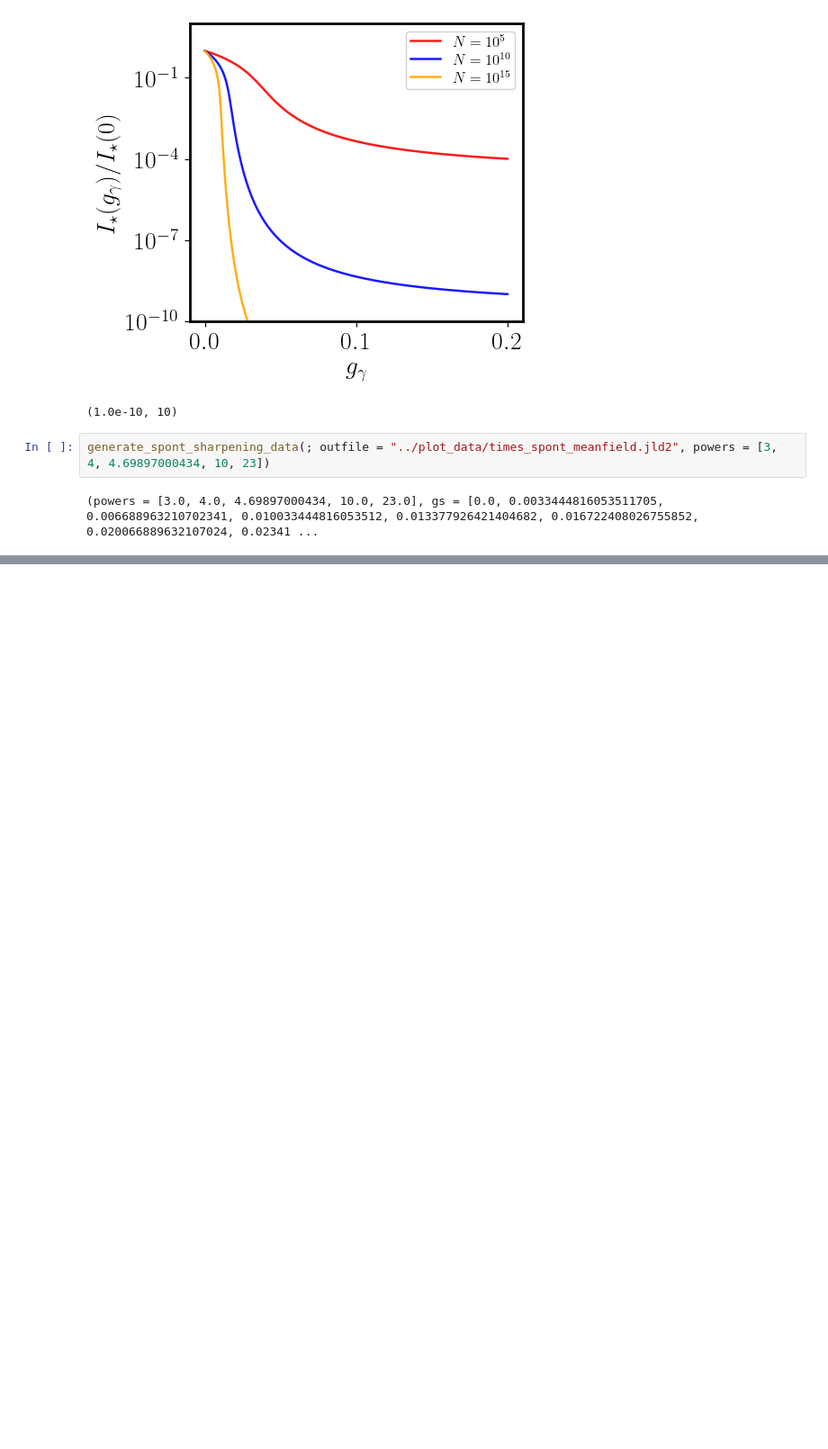
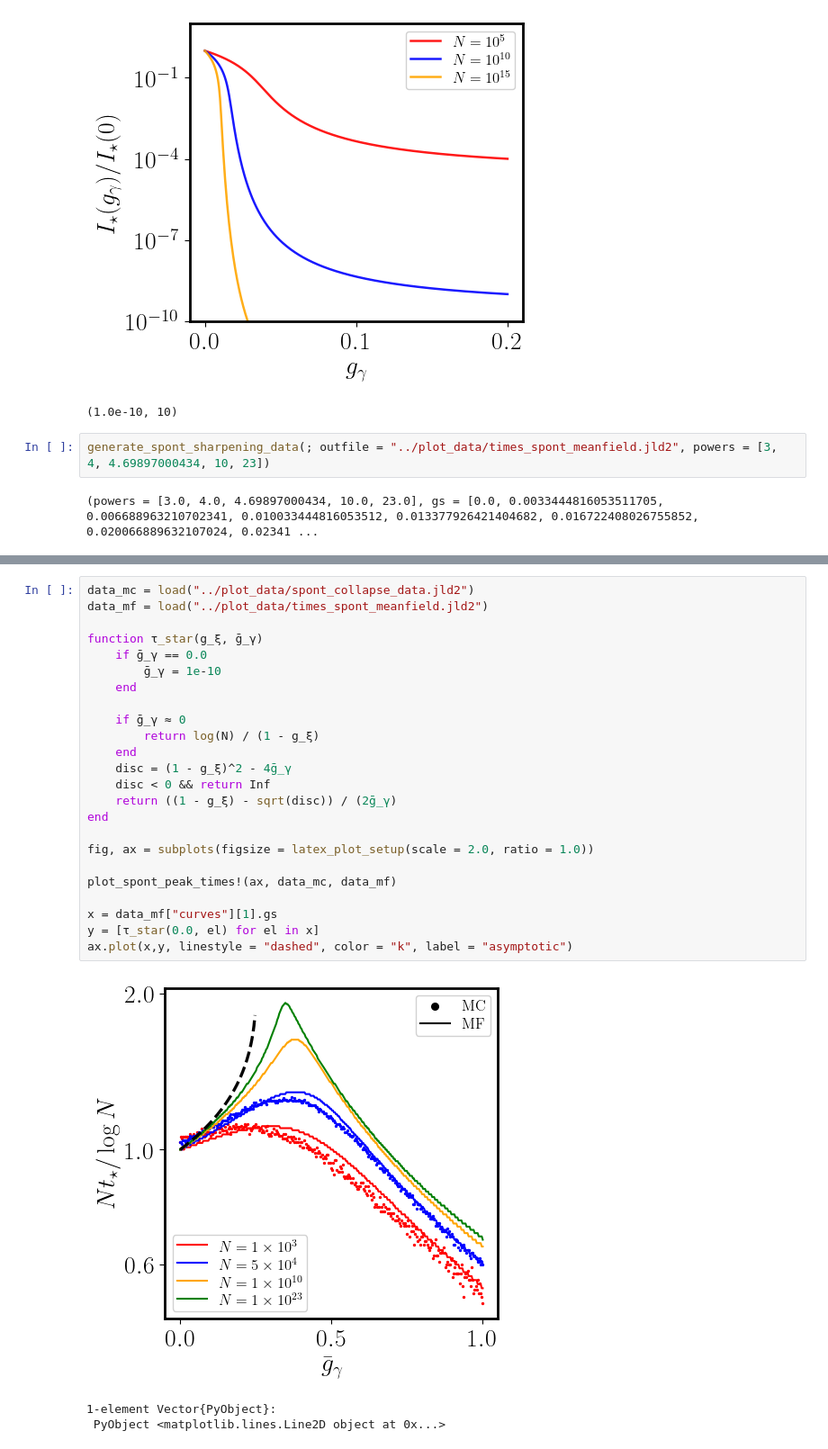
Before and after one commit to Nico0oblr/SuperradianceMolecules, a Jupyter notebook: code/plot_data_fig5.ipynb, the cells around one changed output, grey strips where cells are left out. Shown at 90% size. Cells and saved outputs as stored; diff of their text form; blank space fills up the shorter version.

```diff
--- a/code/plot_data_fig5.ipynb
+++ b/code/plot_data_fig5.ipynb
@@ -595 +616,29 @@ curve.pow =
 23
+# %%
+data_mc = load("../plot_data/spont_collapse_data.jld2")
+data_mf = load("../plot_data/times_spont_meanfield.jld2")
+
+function τ_star(g_ξ, ḡ_γ)
+    if ḡ_γ == 0.0
+        ḡ_γ = 1e-10
+    end
+
+    if ḡ_γ ≈ 0
+        return log(N) / (1 - g_ξ)
+    end
+    disc = (1 - g_ξ)^2 - 4ḡ_γ
+    disc < 0 && return Inf
+    return ((1 - g_ξ) - sqrt(disc)) / (2ḡ_γ)
+end
+
+fig, ax = subplots(figsize = latex_plot_setup(scale = 2.0, ratio = 1.0))
+
+plot_spont_peak_times!(ax, data_mc, data_mf)
+
+x = data_mf["curves"][1].gs
+y = [τ_star(0.0, el) for el in x]
+ax.plot(x,y, linestyle = "dashed", color = "k", label = "asymptotic")
+# %% [output]
+[figure, added]
+1-element Vector{PyObject}:
+ PyObject <matplotlib.lines.Line2D object at 0x...>
```
Also changed, not shown: parts of 2 cells of this notebook, 30 other files.
